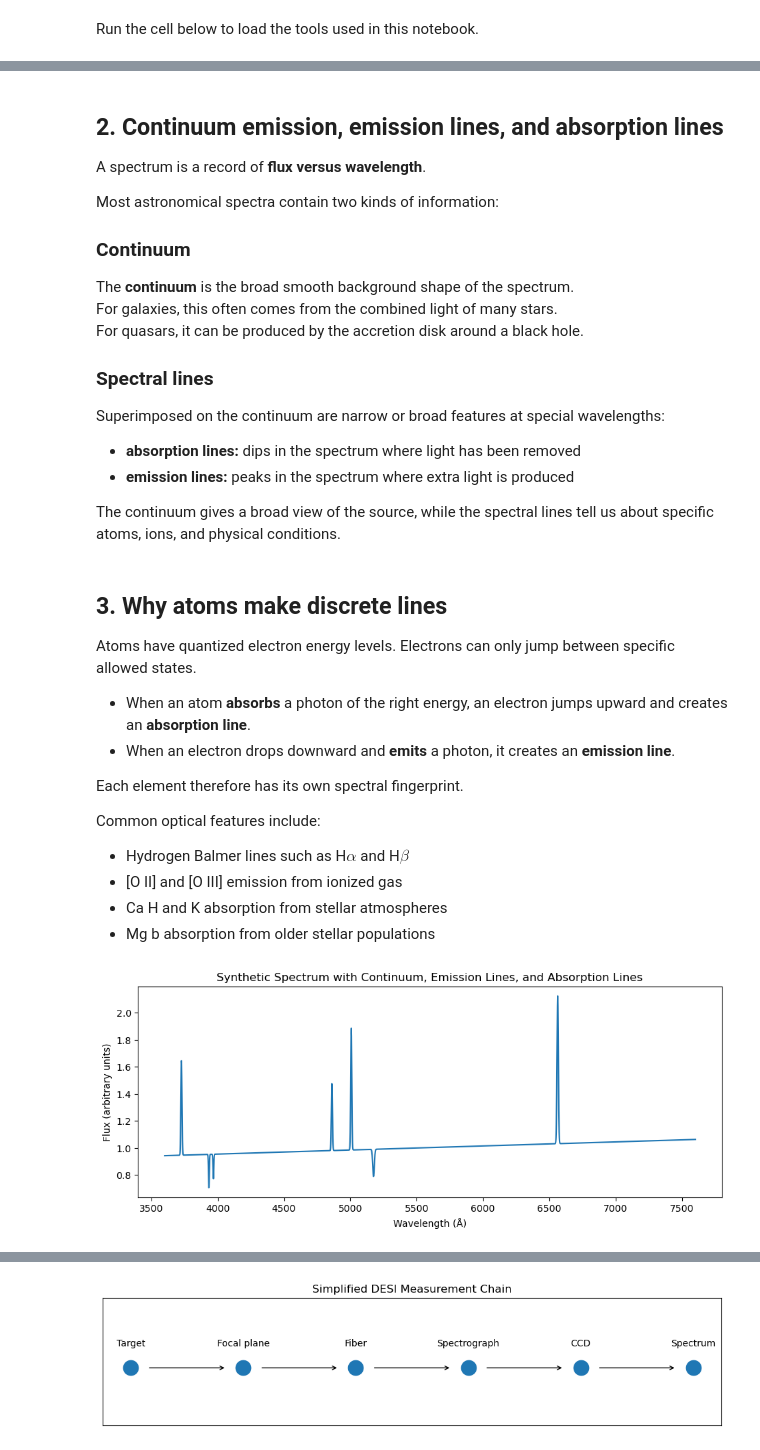
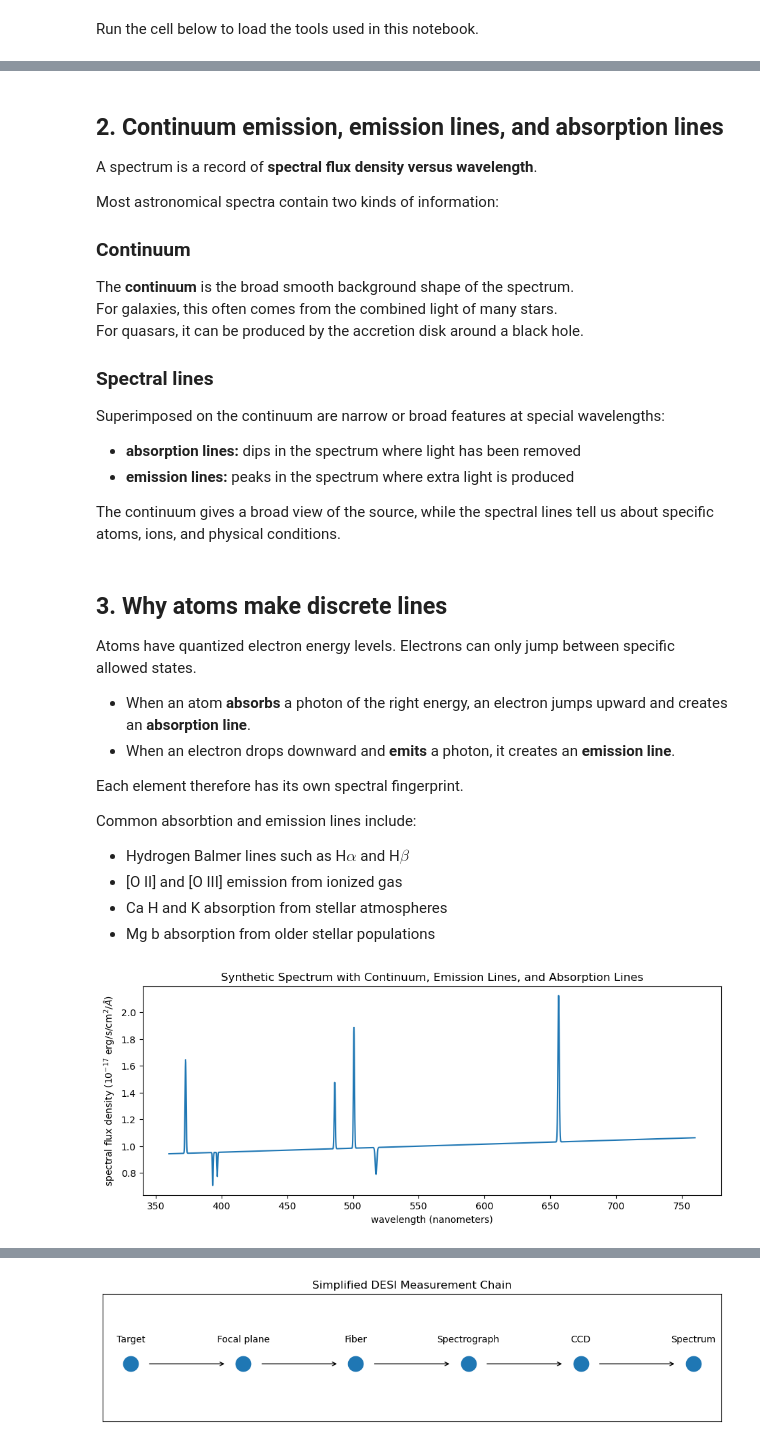
Before and after one commit to DESIHIGH/desihigh, a Jupyter notebook: notebooks/English/exercises/GalaxySpectra.ipynb, the cells around one changed output, grey strips where cells are left out. Drawn from its saved outputs; the diff is of its cells as text; code cells hidden in the pictures.

```diff
--- a/notebooks/English/exercises/GalaxySpectra.ipynb
+++ b/notebooks/English/exercises/GalaxySpectra.ipynb
@@ -100,7 +81,7 @@ plt.show()
 
 ## 2. Continuum emission, emission lines, and absorption lines
 
-A spectrum is a record of **flux versus wavelength**.
+A spectrum is a record of **spectral flux density versus wavelength**.
 
 Most astronomical spectra contain two kinds of information:
 
@@ -127,7 +108,7 @@ Atoms have quantized electron energy levels. Electrons can only jump between spe
 
 Each element therefore has its own spectral fingerprint.
 
-Common optical features include:
+Common absorbtion and emission lines include:
 
 - Hydrogen Balmer lines such as H$\alpha$ and H$\beta$
 - [O II] and [O III] emission from ionized gas
@@ -136,24 +117,25 @@ Common optical features include:
 # %%
 
 # Synthetic spectrum showing both emission and absorption features
 
 w = np.linspace(3600, 7600, 3000)
 continuum = 1.0 + 0.00003 * (w - 5500)
 flux = continuum.copy()
 
 # Emission lines
 for mu, sig, amp in [(3727, 4, 0.7), (4861, 4, 0.5), (5007, 4, 0.9), (6563, 5, 1.1)]:
     flux += gaussian(w, mu, sig, amp)
 
 # Absorption lines
 for mu, sig, amp in [(3934, 3, 0.25), (3968, 3, 0.18), (5175, 6, 0.20)]:
     flux -= gaussian(w, mu, sig, amp)
 
 plt.figure(figsize=(11, 4))
-plt.plot(w, flux)
-plt.xlabel("Wavelength (Å)")
-plt.ylabel("Flux (arbitrary units)")
+# The factor over 0.1 converts from units of angstroms to nanometers
+plt.plot(w*0.1, flux)
+plt.xlabel("wavelength (nanometers)")
+plt.ylabel(r"spectral flux density ($10^{-17}$ erg/s/cm$^2$/$\AA$)")
 plt.title("Synthetic Spectrum with Continuum, Emission Lines, and Absorption Lines")
 plt.show()
 # %% [output]
-[figure, old version]
+[figure, new version]
```
Also changed, not shown: parts of 12 cells of this notebook, 17 other files.
